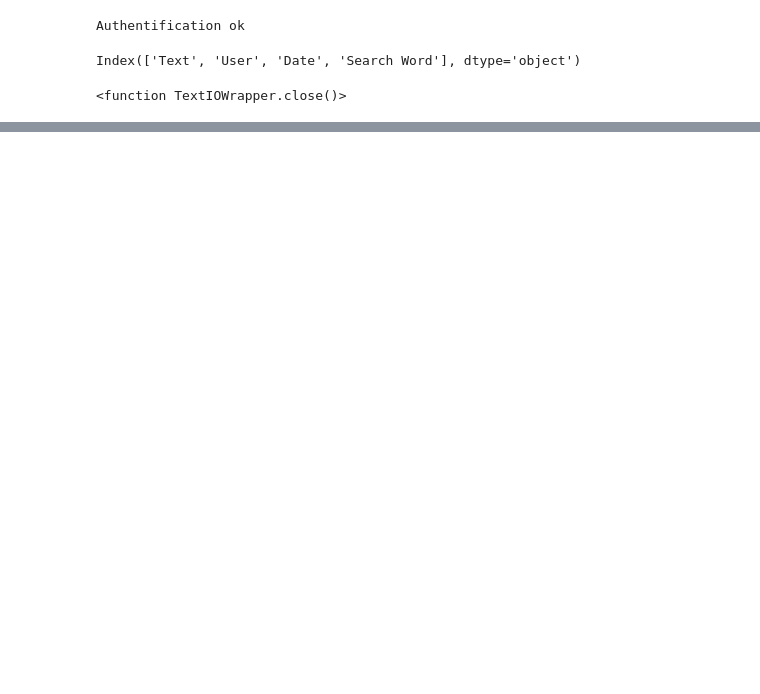
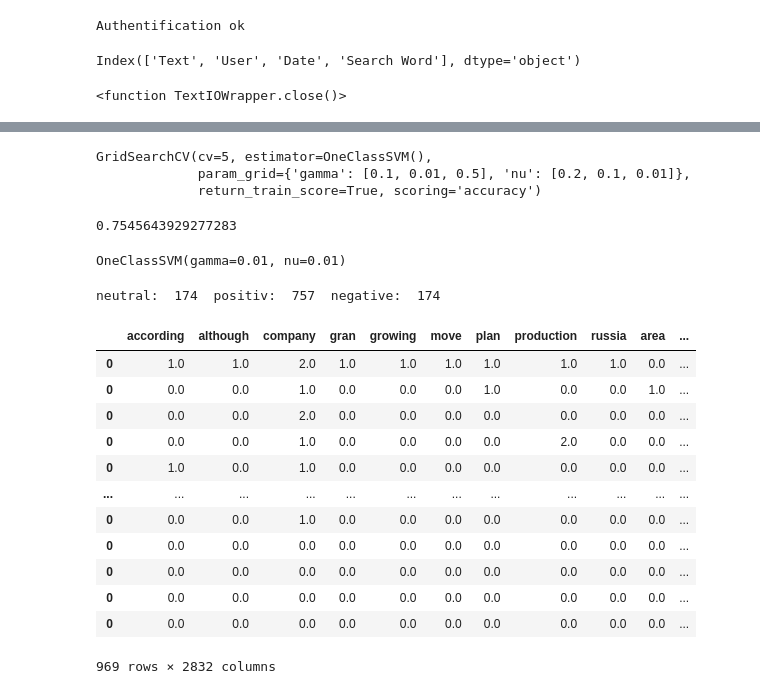
Before and after one commit to LouisRouss/PIE, a Jupyter notebook: Louis/Sentiment Analysis.ipynb, the cells around one changed output, grey strips where cells are left out. Saved outputs shown, nothing was run; the diff lists cells and outputs as text; code cells hidden in the pictures; blank space fills up the shorter version.

```diff
--- a/Louis/Sentiment Analysis.ipynb
+++ b/Louis/Sentiment Analysis.ipynb
@@ -55,0 +168,2 @@ dico
+# %%
+bag_of_words_train = bag_of_words.copy()
@@ -55,0 +191,49 @@ dico
+# %%
+param_grid = {'gamma':[0.1,0.01,0.5],'nu':[0.2,0.1,0.01]}
+# %%
+svm_sentiment = OneClassSVM(kernel = 'rbf')
+# %%
+grid_search = GridSearchCV(svm_sentiment,param_grid,cv=5,scoring='accuracy',return_train_score=True)
+grid_search.fit(bag_of_words_train,y_train)
+# %% [output]
+GridSearchCV(cv=5, estimator=OneClassSVM(),
+             param_grid={'gamma': [0.1, 0.01, 0.5], 'nu': [0.2, 0.1, 0.01]},
+             return_train_score=True, scoring='accuracy')
+# %%
+grid_search.best_score_
+# %% [output]
+0.7545643929277283
+# %%
+grid_search.best_estimator_
+# %% [output]
+OneClassSVM(gamma=0.01, nu=0.01)
+# %%
+nbneu = 0
+nbpos = 0
+nbneg = 0
+for i in y_train:
+    if i == 0:
+        nbneu+=1
+    if i == 1:
+        nbpos+=1
+    if i == -1:
+        nbneg+=1
+print('neutral: ',nbneu,' positiv: ',nbpos,' negative: ',nbneu)
+# %% [output]
+neutral:  174  positiv:  757  negative:  174
+# %%
+bag_of_words_train
+# %% [output]
+|  | according | although | company | gran | growing | move | plan | production | russia | area | ... |
+| 0 | 1.0 | 1.0 | 2.0 | 1.0 | 1.0 | 1.0 | 1.0 | 1.0 | 1.0 | 0.0 | ... |
+| 0 | 0.0 | 0.0 | 1.0 | 0.0 | 0.0 | 0.0 | 1.0 | 0.0 | 0.0 | 1.0 | ... |
+| 0 | 0.0 | 0.0 | 2.0 | 0.0 | 0.0 | 0.0 | 0.0 | 0.0 | 0.0 | 0.0 | ... |
+| 0 | 0.0 | 0.0 | 1.0 | 0.0 | 0.0 | 0.0 | 0.0 | 2.0 | 0.0 | 0.0 | ... |
+| 0 | 1.0 | 0.0 | 1.0 | 0.0 | 0.0 | 0.0 | 0.0 | 0.0 | 0.0 | 0.0 | ... |
+| ... | ... | ... | ... | ... | ... | ... | ... | ... | ... | ... | ... |
+| 0 | 0.0 | 0.0 | 1.0 | 0.0 | 0.0 | 0.0 | 0.0 | 0.0 | 0.0 | 0.0 | ... |
+| 0 | 0.0 | 0.0 | 0.0 | 0.0 | 0.0 | 0.0 | 0.0 | 0.0 | 0.0 | 0.0 | ... |
+| 0 | 0.0 | 0.0 | 0.0 | 0.0 | 0.0 | 0.0 | 0.0 | 0.0 | 0.0 | 0.0 | ... |
+| 0 | 0.0 | 0.0 | 0.0 | 0.0 | 0.0 | 0.0 | 0.0 | 0.0 | 0.0 | 0.0 | ... |
+| 0 | 0.0 | 0.0 | 0.0 | 0.0 | 0.0 | 0.0 | 0.0 | 0.0 | 0.0 | 0.0 | ... |
+969 rows × 2832 columns
```
Also changed, not shown: parts of 35 cells of this notebook, 5 other files.
